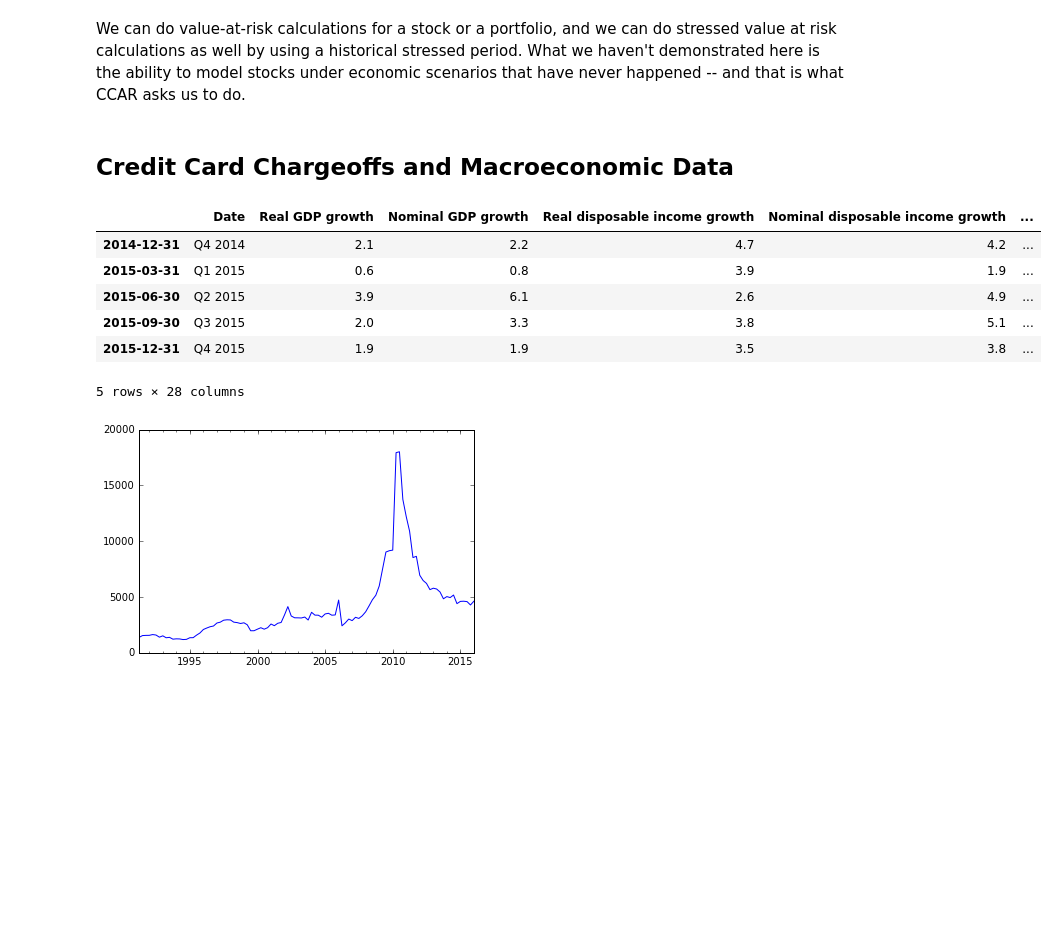
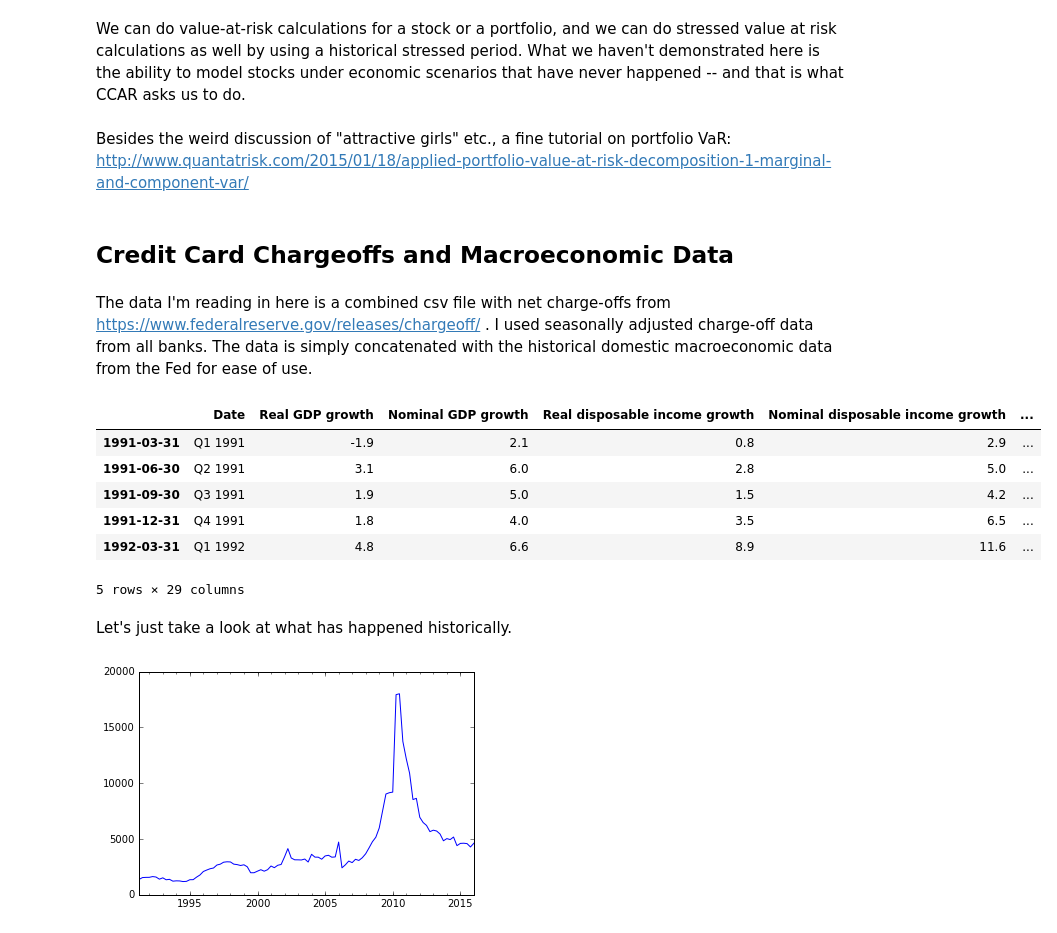
Before and after one commit to kaitai/stress-testing-with-jupyter, a Jupyter notebook: Playing with financial data and Python 3.ipynb, the cells around one changed output. Cells and saved outputs as stored; diff of their text form; code cells hidden in the pictures; blank space fills up the shorter version.

```diff
--- a/Playing with financial data and Python 3.ipynb
+++ b/Playing with financial data and Python 3.ipynb
@@ -469,23 +469,29 @@ print("Value-at-Risk:", var)
 Value-at-Risk: [[ 41484.49141661]]
 # %% [markdown]
 We can do value-at-risk calculations for a stock or a portfolio, and we can do stressed value at risk calculations as well by using a historical stressed period. What we haven't demonstrated here is the ability to model stocks under economic scenarios that have never happened -- and that is what CCAR asks us to do.
+# %% [markdown]
+Besides the weird discussion of "attractive girls" etc., a fine tutorial on portfolio VaR: http://www.quantatrisk.com/2015/01/18/applied-portfolio-value-at-risk-decomposition-1-marginal-and-component-var/
 # %% [markdown]
 ## Credit Card Chargeoffs and Macroeconomic Data
+# %% [markdown]
+The data I'm reading in here is a combined csv file with net charge-offs from https://www.federalreserve.gov/releases/chargeoff/ . I used seasonally adjusted charge-off data from all banks. The data is simply concatenated with the historical domestic macroeconomic data from the Fed for ease of use.
 # %%
 charge_offs = pd.read_csv('/Users/kaisa/Documents/DataViz/NetChargeoffsAndMacro.csv', date_parser = pd.Period)
 # %%
 prng1 = pd.period_range('1991Q1', '2015Q4', freq='Q-DEC')
 charge_offs.index = (prng1.asfreq('D', 'e'))
 # %%
-charge_offs.tail()
+charge_offs.head()
 # %% [output]
 |  | Date | Real GDP growth | Nominal GDP growth | Real disposable income growth | Nominal disposable income growth | ... |
-| 2014-12-31 | Q4 2014 | 2.1 | 2.2 | 4.7 | 4.2 | ... |
-| 2015-03-31 | Q1 2015 | 0.6 | 0.8 | 3.9 | 1.9 | ... |
-| 2015-06-30 | Q2 2015 | 3.9 | 6.1 | 2.6 | 4.9 | ... |
-| 2015-09-30 | Q3 2015 | 2.0 | 3.3 | 3.8 | 5.1 | ... |
-| 2015-12-31 | Q4 2015 | 1.9 | 1.9 | 3.5 | 3.8 | ... |
+| 1991-03-31 | Q1 1991 | -1.9 | 2.1 | 0.8 | 2.9 | ... |
+| 1991-06-30 | Q2 1991 | 3.1 | 6.0 | 2.8 | 5.0 | ... |
+| 1991-09-30 | Q3 1991 | 1.9 | 5.0 | 1.5 | 4.2 | ... |
+| 1991-12-31 | Q4 1991 | 1.8 | 4.0 | 3.5 | 6.5 | ... |
+| 1992-03-31 | Q1 1992 | 4.8 | 6.6 | 8.9 | 11.6 | ... |
-5 rows × 28 columns
+5 rows × 29 columns
+# %% [markdown]
+Let's just take a look at what has happened historically.
 # %%
 charge_offs['CreditCards'].plot(use_index=True);
 # %% [output]
```
Also changed, not shown: parts of 11 cells of this notebook.
